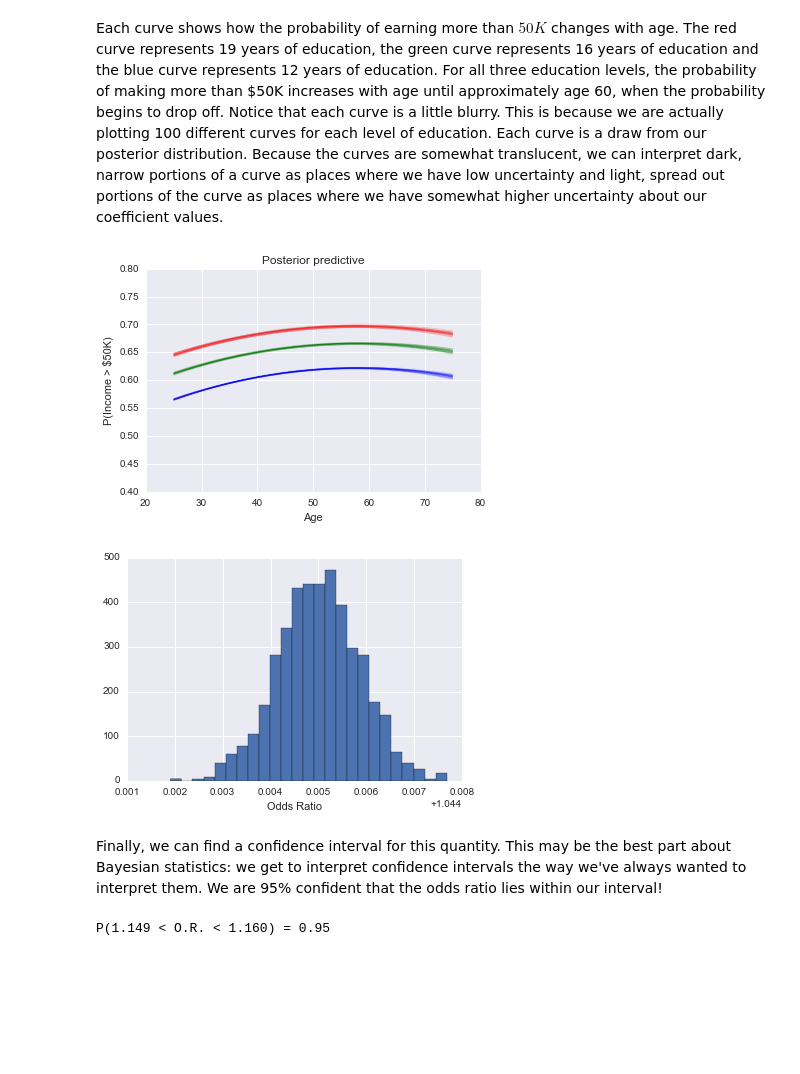
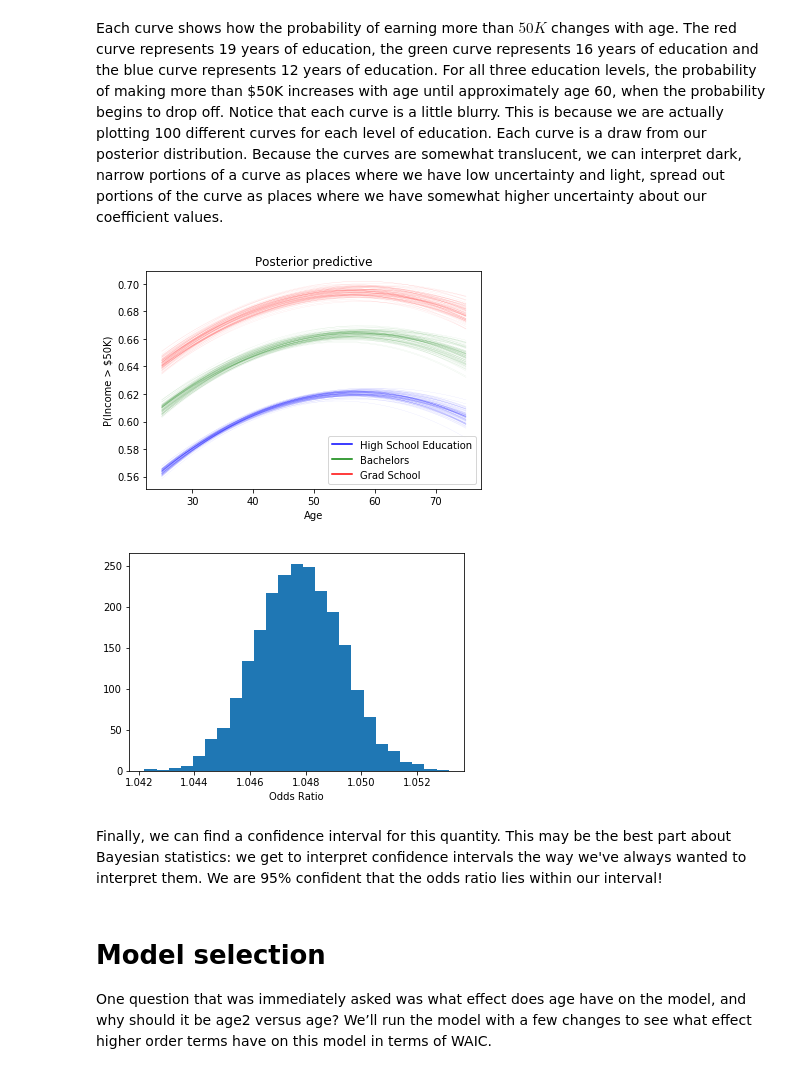
Before and after one commit to springcoil/modernbayesianworkflow, a Jupyter notebook: bayesian_logreg.ipynb, the cells around one changed output. Saved outputs shown, nothing was run; the diff lists cells and outputs as text; code cells hidden in the pictures; blank space fills up the shorter version.

```diff
--- a/bayesian_logreg.ipynb
+++ b/bayesian_logreg.ipynb
@@ -17,7 +30,7 @@ The [Adult Data Set](http://archive.ics.uci.edu/ml/datasets/Adult) is commonly u
 
 The motivation for myself to reproduce this piece of work was to learn how to use Odd Ratio in Bayesian Regression.
 # %%
-data = pd.read_csv("data.csv", header=None, skiprows=1, names=['age', 'workclass', 'fnlwgt',
+data = pd.read_csv("data/salary_data.csv", header=None, skiprows=1, names=['age', 'workclass', 'fnlwgt',
                 'education-categorical', 'educ',
                 'marital-status', 'occupation',
                 'relationship', 'race', 'sex',
@@ -106,7 +121,8 @@ $z_{i} = \beta_{0} + \beta_{1}(age)_{i} + \beta_2(age)^{2}_{i} + \beta_{3}(educ)
 With the math out of the way we can get back to the data. Here I use PyMC3 to draw samples from the posterior. The sampling algorithm used is NUTS, which is a form of Hamiltonian Monte Carlo, in which parameteres are tuned automatically. Notice, that we get to borrow the syntax of specifying GLM's from R, very convenient! The last line in this cell tosses out the first 1000 samples, which are taken before the Markov Chain has converged and therefore do not come from our target distribution.
 # %%
 with pm.Model() as model:
-    pm.glm.glm('income ~ age + age2 + educ + hours', data)
-    trace = pm.sample(2000, pm.NUTS(), progressbar=True)
+    pm.GLM.from_formula('income ~ age + age2 + educ + hours', data)
+    trace = pm.sample(2000, init='advi', progressbar=True)
+    posterior_predictive = pm.sample_posterior_predictive(trace)
 trace = trace[1000:]
 # %% [output]
@@ -154,22 +187,26 @@ lm3 = lambda x, samples: 1 / (1 + np.exp(-(samples['Intercept'] +
 Each curve shows how the probability of earning more than $ 50K$ changes with age. The red curve represents 19 years of education, the green curve represents 16 years of education and the blue curve represents 12 years of education. For all three education levels, the probability of making more than $50K increases with age until approximately age 60, when the probability begins to drop off. Notice that each curve is a little blurry. This is because we are actually plotting 100 different curves for each level of education. Each curve is a draw from our posterior distribution. Because the curves are somewhat translucent, we can interpret dark, narrow portions of a curve as places where we have low uncertainty and light, spread out portions of the curve as places where we have somewhat higher uncertainty about our coefficient values.
 # %%
 # Plot the posterior predictive distributions of P(income > $50K) vs. age
-pm.glm.plot_posterior_predictive(trace, eval=np.linspace(25, 75, 1000), lm=lm, samples=100, color="blue", alpha=.15)
-pm.glm.plot_posterior_predictive(trace, eval=np.linspace(25, 75, 1000), lm=lm2, samples=100, color="green", alpha=.15)
-pm.glm.plot_posterior_predictive(trace, eval=np.linspace(25, 75, 1000), lm=lm3, samples=100, color="red", alpha=.15)
-plt.ylim([.4,.8])
+pm.plot_posterior_predictive_glm(trace, eval=np.linspace(25, 75, 1000), lm=lm, samples=100, color="blue", alpha=.15)
+pm.plot_posterior_predictive_glm(trace, eval=np.linspace(25, 75, 1000), lm=lm2, samples=100, color="green", alpha=.15)
+pm.plot_posterior_predictive_glm(trace, eval=np.linspace(25, 75, 1000), lm=lm3, samples=100, color="red", alpha=.15)
+import matplotlib.lines as mlines
+blue_line = mlines.Line2D(['lm'], [], color='b', label='High School Education')
+green_line = mlines.Line2D(['lm2'], [], color='g', label='Bachelors')
+red_line = mlines.Line2D(['lm3'], [], color='r', label='Grad School')
+plt.legend(handles=[blue_line, green_line, red_line], loc='lower right')
 plt.ylabel("P(Income > $50K)")
 plt.xlabel("Age")
 plt.show()
 # %% [output]
-[figure, old version]
+[figure, new version]
 # %%
 b = trace['educ']
 plt.hist(np.exp(b), bins=25, normed=True)
 plt.xlabel("Odds Ratio")
 plt.show()
 # %% [output]
-[figure, old version]
+[figure, new version]
 # %% [markdown]
 
 Finally, we can find a confidence interval for this quantity. This may be the best part about Bayesian statistics: we get to interpret confidence intervals the way we've always wanted to interpret them. We are 95% confident that the odds ratio lies within our interval!
@@ -177,5 +214,3 @@ Finally, we can find a confidence interval for this quantity. This may be the be
 lb, ub = np.percentile(b, 2.5), np.percentile(b, 97.5)
 
 print("P(%.3f < O.R. < %.3f) = 0.95"%(np.exp(3*lb),np.exp(3*ub)))
-# %% [output]
-P(1.149 < O.R. < 1.160) = 0.95
@@ -181,0 +262,3 @@ P(1.149 < O.R. < 1.160) = 0.95
+# %% [markdown]
+# Model selection
+One question that was immediately asked was what effect does age have on the model, and why should it be age2 versus age? We’ll run the model with a few changes to see what effect higher order terms have on this model in terms of WAIC.
```
Also changed, not shown: parts of 15 cells of this notebook.
